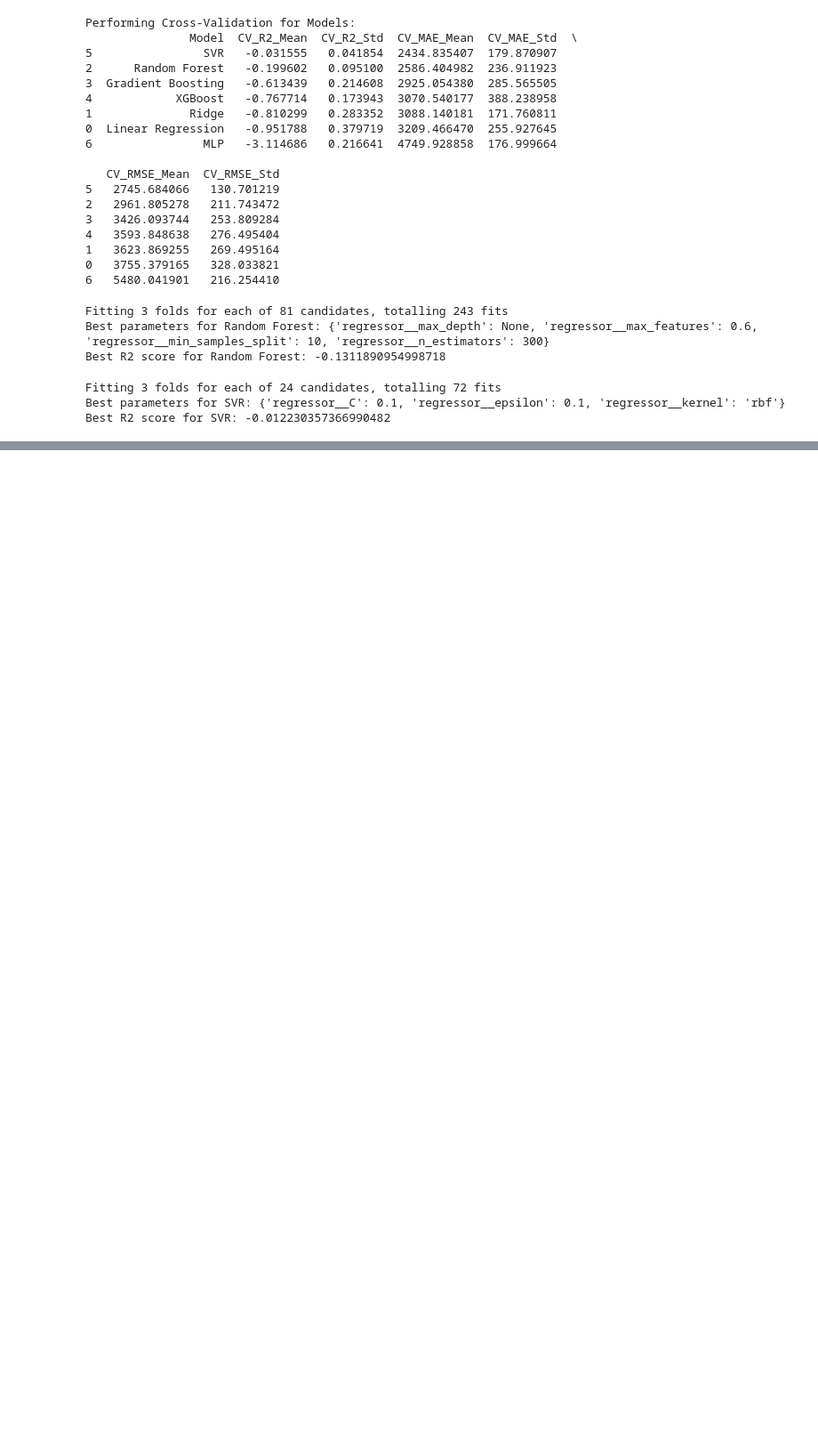
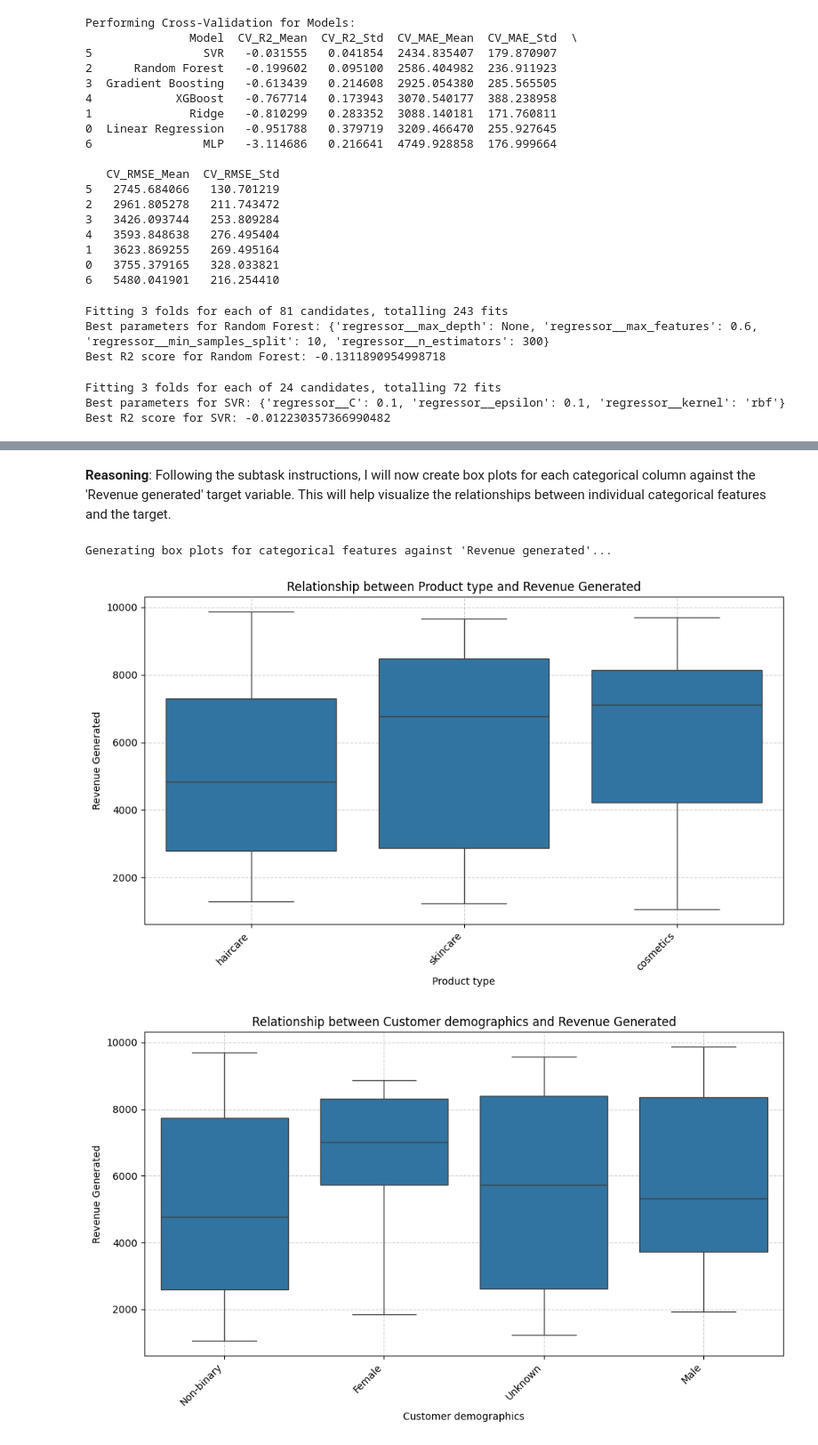
Before and after one commit to MuhammadTalha121/supply_chain_analytics, a Jupyter notebook: supply_chain_analytics/notebooks/supply_chain_analytics.ipynb, the cells around one changed output, grey strips where cells are left out. Shown at 89% size. Cells and saved outputs as stored; diff of their text form; code cells hidden in the pictures; blank space fills up the shorter version.

```diff
--- a/supply_chain_analytics/notebooks/supply_chain_analytics.ipynb
+++ b/supply_chain_analytics/notebooks/supply_chain_analytics.ipynb
@@ -640,0 +653,19 @@ Best R2 score for SVR: -0.012230357366990482
+# %% [markdown]
+**Reasoning**:
+Following the subtask instructions, I will now create box plots for each categorical column against the 'Revenue generated' target variable. This will help visualize the relationships between individual categorical features and the target.
+# %%
+print("Generating box plots for categorical features against 'Revenue generated'...")
+for col in categorical_cols:
+    plt.figure(figsize=(10, 6))
+    sns.boxplot(x=X[col], y=y)
+    plt.title(f'Relationship between {col} and Revenue Generated')
+    plt.xlabel(col)
+    plt.ylabel('Revenue Generated')
+    plt.grid(True, linestyle='--', alpha=0.6)
+    plt.xticks(rotation=45, ha='right') # Rotate x-axis labels for better readability
+    plt.tight_layout()
+    plt.show()
+# %% [output]
+Generating box plots for categorical features against 'Revenue generated'...
+[figure, added]
+[figure, added]
```
Also changed, not shown: parts of 20 cells of this notebook.
